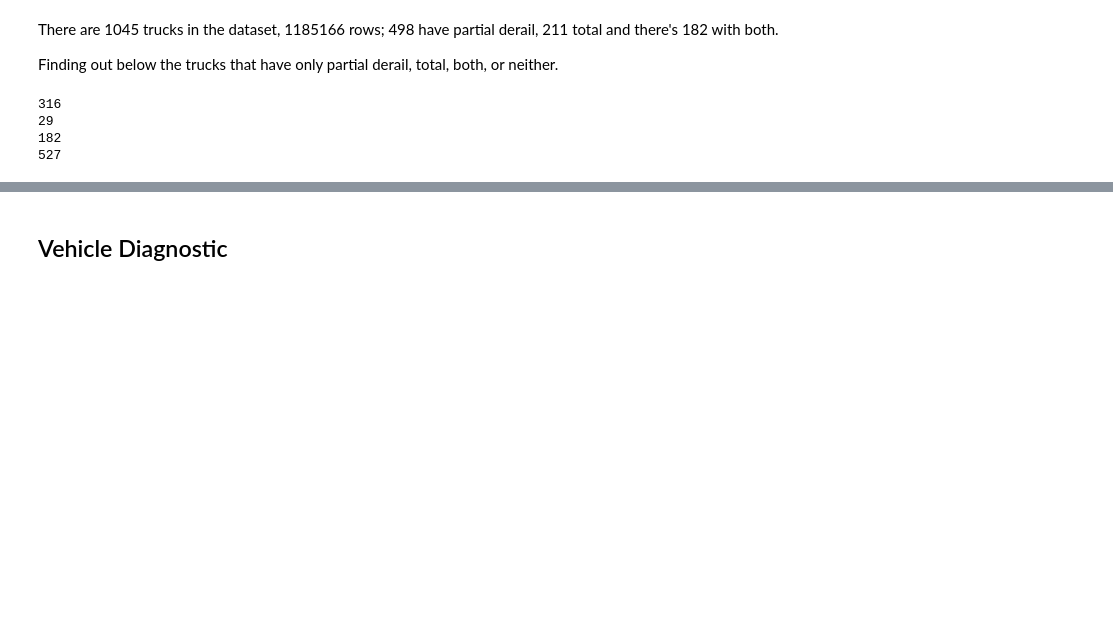
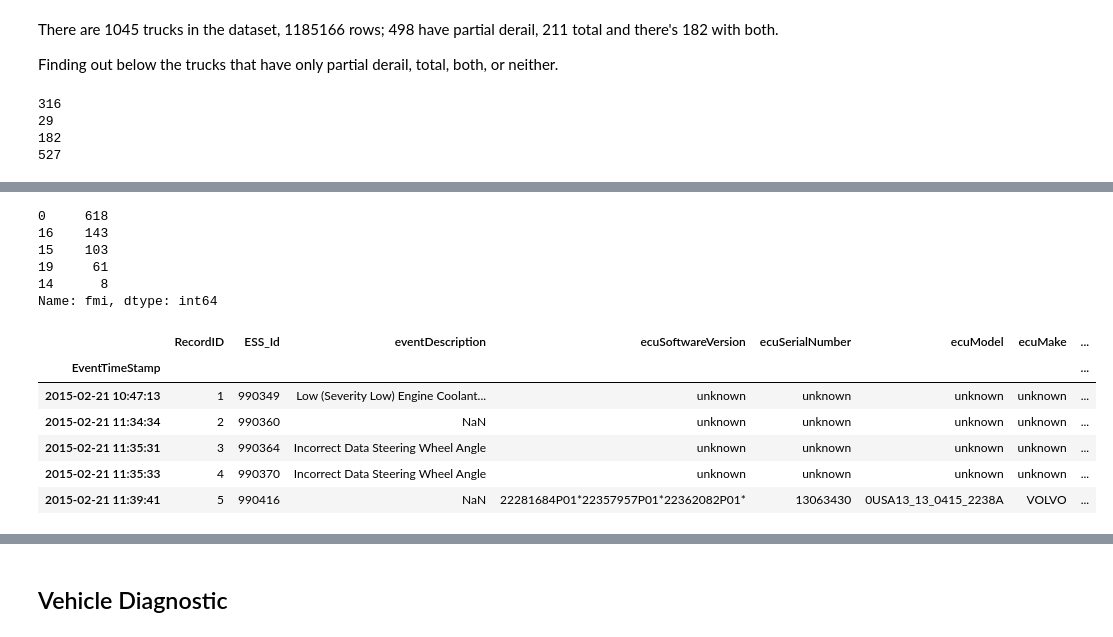
Before and after one commit to tomoumer/big_g_express-elden_ring, a Jupyter notebook: notebooks/data_exploration.ipynb, the cells around one changed output, grey strips where cells are left out. Drawn from its saved outputs; the diff is of its cells as text; code cells hidden in the pictures; blank space fills up the shorter version.

```diff
--- a/notebooks/data_exploration.ipynb
+++ b/notebooks/data_exploration.ipynb
@@ -112,0 +117,19 @@ print(len(no_derate))
+# %%
+faults.loc[faults['spn'] == 5246]['fmi'].value_counts()
+# %% [output]
+0     618
+16    143
+15    103
+19     61
+14      8
+Name: fmi, dtype: int64
+# %%
+faults.head()
+# %% [output]
+|  | RecordID | ESS_Id | eventDescription | ecuSoftwareVersion | ecuSerialNumber | ecuModel | ecuMake | ... |
+| EventTimeStamp |  |  |  |  |  |  |  | ... |
+| 2015-02-21 10:47:13 | 1 | 990349 | Low (Severity Low) Engine Coolant... | unknown | unknown | unknown | unknown | ... |
+| 2015-02-21 11:34:34 | 2 | 990360 | NaN | unknown | unknown | unknown | unknown | ... |
+| 2015-02-21 11:35:31 | 3 | 990364 | Incorrect Data Steering Wheel Angle | unknown | unknown | unknown | unknown | ... |
+| 2015-02-21 11:35:33 | 4 | 990370 | Incorrect Data Steering Wheel Angle | unknown | unknown | unknown | unknown | ... |
+| 2015-02-21 11:39:41 | 5 | 990416 | NaN | 22281684P01*22357957P01*22362082P01* | 13063430 | 0USA13_13_0415_2238A | VOLVO | ... |
```
Also changed, not shown: parts of 8 cells of this notebook.
